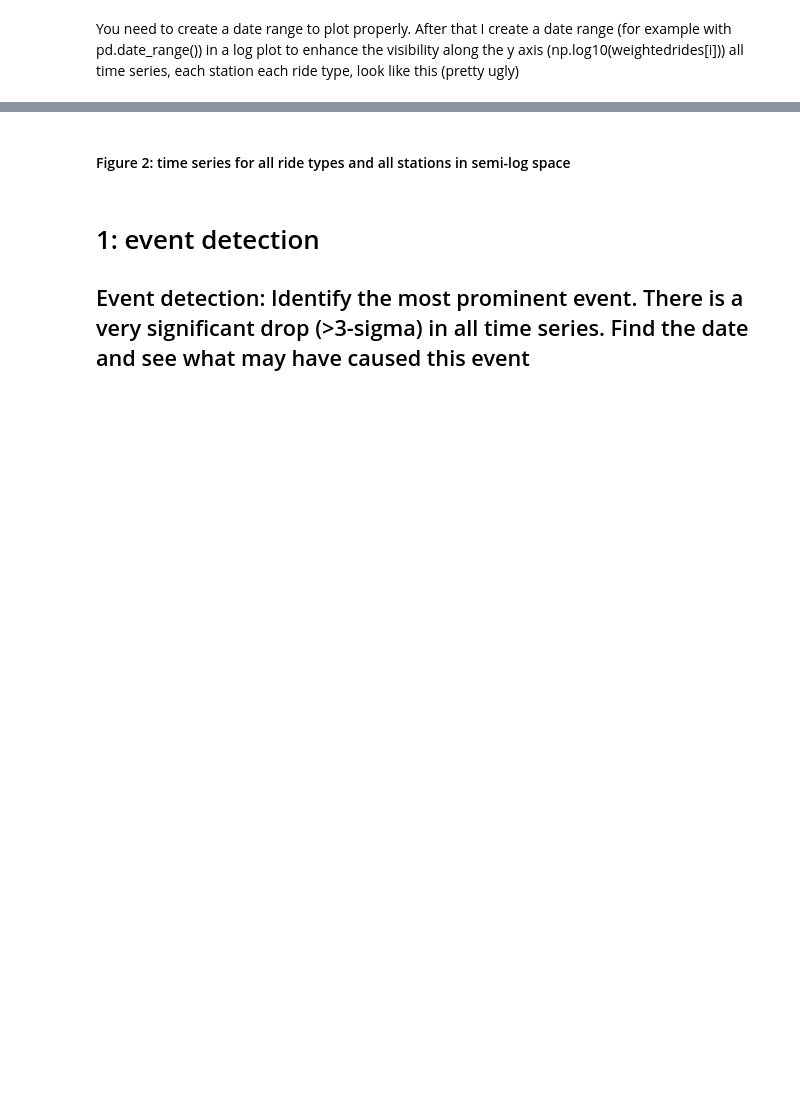
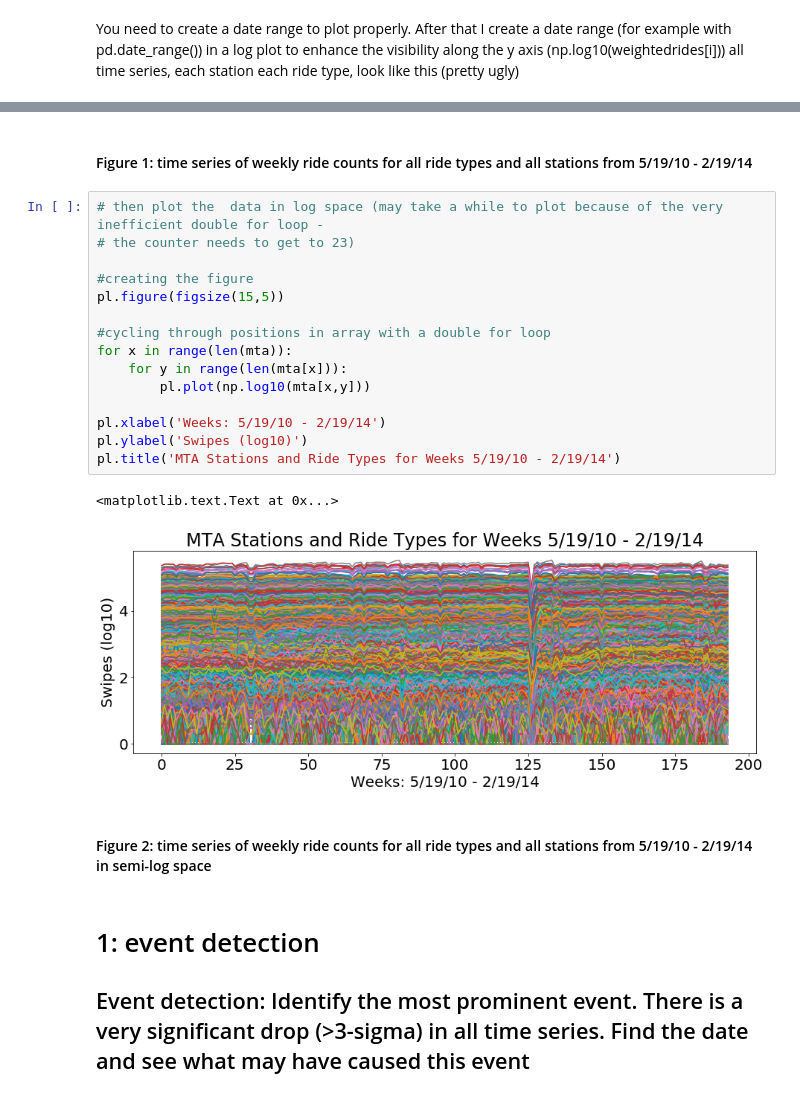
Before and after one commit to RossMacW/PUI2018_ram844, a Jupyter notebook: HW11_ram844/Assignment1.ipynb, the cells around one changed output, grey strips where cells are left out. Drawn from its saved outputs; the diff is of its cells as text; blank space fills up the shorter version.

```diff
--- a/HW11_ram844/Assignment1.ipynb
+++ b/HW11_ram844/Assignment1.ipynb
@@ -196,5 +196,25 @@ pl.title('All MTA Stations and All Ride Types For 194 Weeks from May 19th, 2010'
+# %% [markdown]
+#### Figure 1: time series of weekly ride counts for all ride types and all stations from 5/19/10 - 2/19/14
+# %%
+# then plot the  data in log space (may take a while to plot because of the very inefficient double for loop -
+# the counter needs to get to 23)
+
+#creating the figure
+pl.figure(figsize(15,5))
+
+#cycling through positions in array with a double for loop
+for x in range(len(mta)):
+    for y in range(len(mta[x])):
+        pl.plot(np.log10(mta[x,y]))
+
+pl.xlabel('Weeks: 5/19/10 - 2/19/14')
+pl.ylabel('Swipes (log10)')
+pl.title('MTA Stations and Ride Types for Weeks 5/19/10 - 2/19/14')
+# %% [output]
+<matplotlib.text.Text at 0x...>
+[figure, added]
 # %% [markdown]
-#### Figure 2: time series for all ride types and all stations in semi-log space
+#### Figure 2: time series of weekly ride counts for all ride types and all stations from 5/19/10 - 2/19/14 in semi-log space
 # %% [markdown]
 # 1: event detection
 
```
Also changed, not shown: parts of 9 cells of this notebook, 1 other file.
